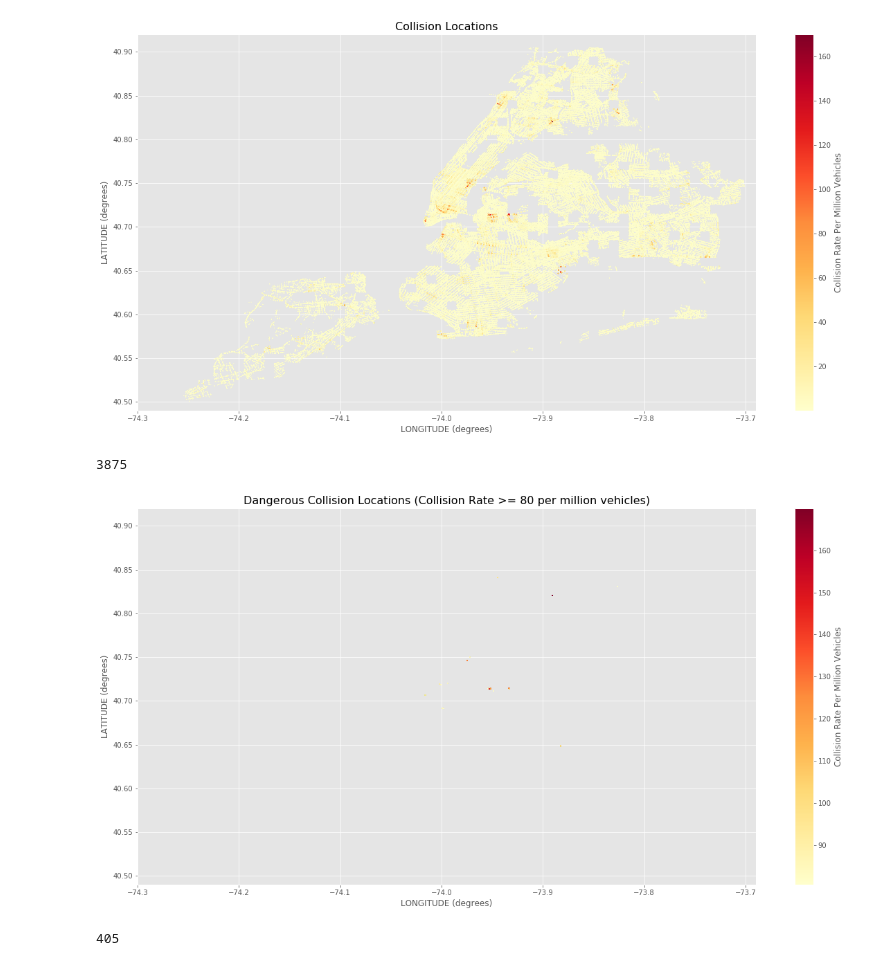
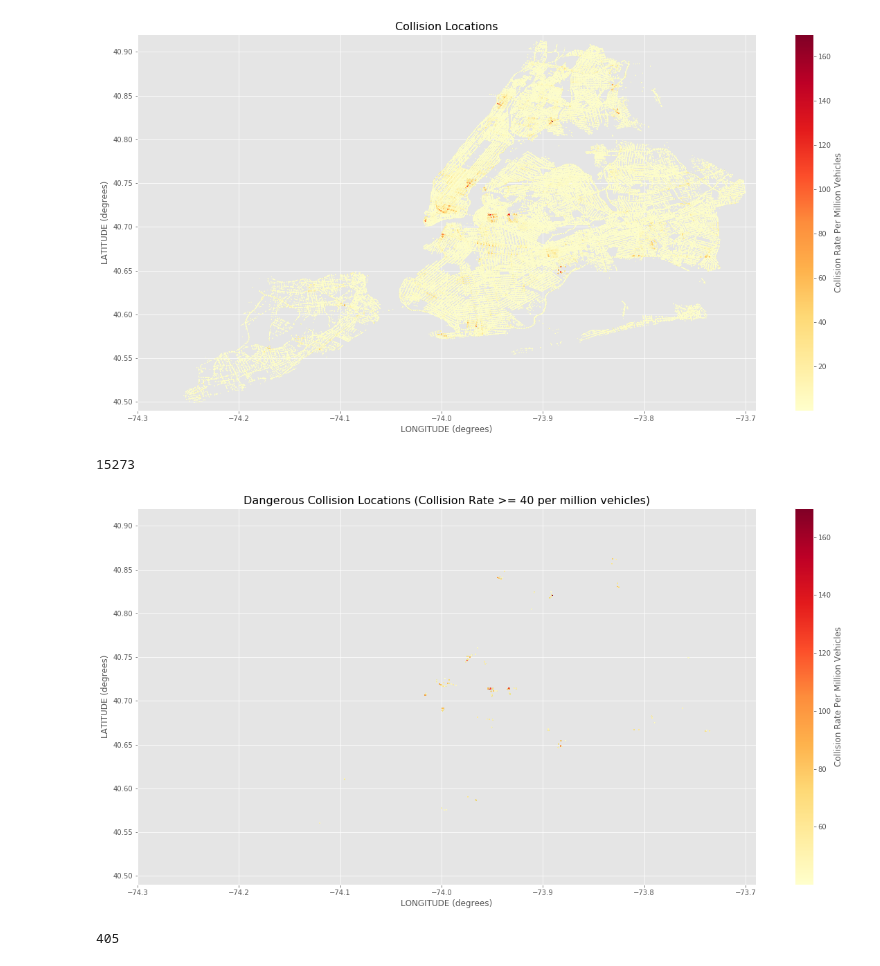
Before and after one commit to nealrea/collisionViz, a Jupyter notebook: data_exploration/data_normalization.ipynb, the cells around one changed output. Drawn from its saved outputs; the diff is of its cells as text; code cells hidden in the pictures.

```diff
--- a/data_exploration/data_normalization.ipynb
+++ b/data_exploration/data_normalization.ipynb
@@ -85,5 +85,3 @@ df.head()
 | 2 | 03/24/2017 | 0:00 | BRONX | 10458 | 40.866047 | -73.882744 | (40.87,-73.88) | SOUTHERN BOULEVARD | BEDFORD PARK BOULEVARD | ... |
 | 3 | 03/24/2017 | 0:00 | BRONX | 10458 | 40.866047 | -73.882744 | (40.87,-73.88) | SOUTHERN BOULEVARD | BEDFORD PARK BOULEVARD | ... |
 | 4 | 03/24/2017 | 0:00 | BROOKLYN | 11220 | 40.633470 | -74.021020 | (40.63,-74.02) | BAY RIDGE AVENUE | 5 AVENUE | ... |
-# %%
-df = df[df['Counts'].notnull()]
@@ -94,3 +88,6 @@ len(df)
+# %%
+#df = df[df['Counts'].notnull()]
+df['Counts'] = df['Counts'].replace(to_replace='NaN', value=df['Counts'].mean())
 # %%
 df = df.drop_duplicates(df.columns[0:31], keep='last')
 # %%
@@ -166,22 +163,22 @@ plt.show()
 # %% [output]
 [figure]
 # %%
-danger_areas = df[df['Collision Rate'] >= 80]
+danger_areas = df[df['Collision Rate'] >= 40]
 # %%
 len(danger_areas)
 # %% [output]
-3875
+15273
 # %%
 plt.scatter(danger_areas['LONGITUDE'], danger_areas['LATITUDE'], c=danger_areas['Collision Rate'], s=.5, cmap=plt.cm.YlOrRd)
 plt.xlabel('LONGITUDE (degrees)', fontsize=12)
 plt.ylabel('LATITUDE (degrees)', fontsize=12)
-plt.title('Dangerous Collision Locations (Collision Rate >= 80 per million vehicles)', fontsize=16)
+plt.title('Dangerous Collision Locations (Collision Rate >= 40 per million vehicles)', fontsize=16)
 plt.ylim(40.49,40.92)
 plt.xlim(-74.3,-73.69)
 plt.colorbar(label='Collision Rate Per Million Vehicles')
 plt.show()
 # %% [output]
-[figure, old version]
+[figure, new version]
 # %%
 danger_areas = df[df['Collision Rate'] >= 160]
 # %%
```
Also changed, not shown: parts of 4 cells of this notebook.
